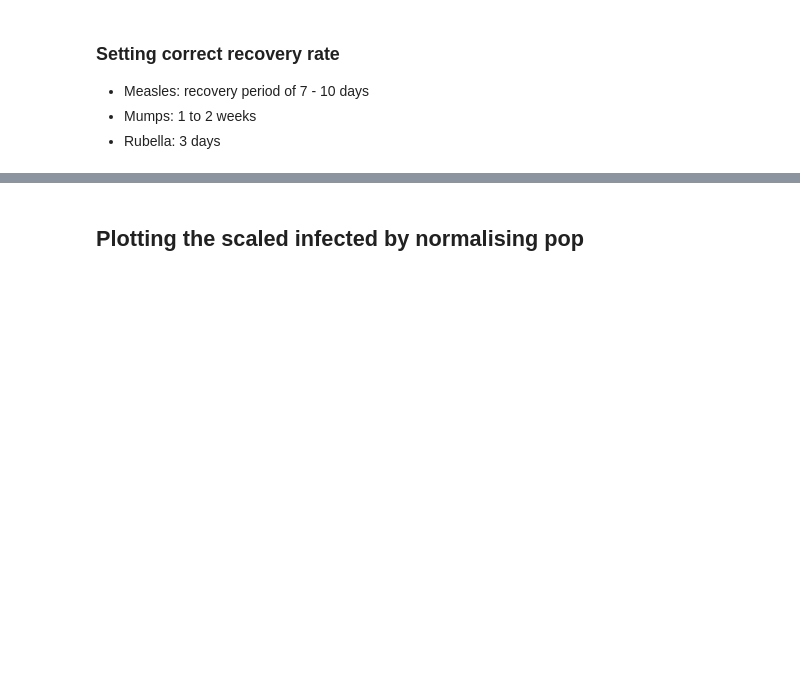
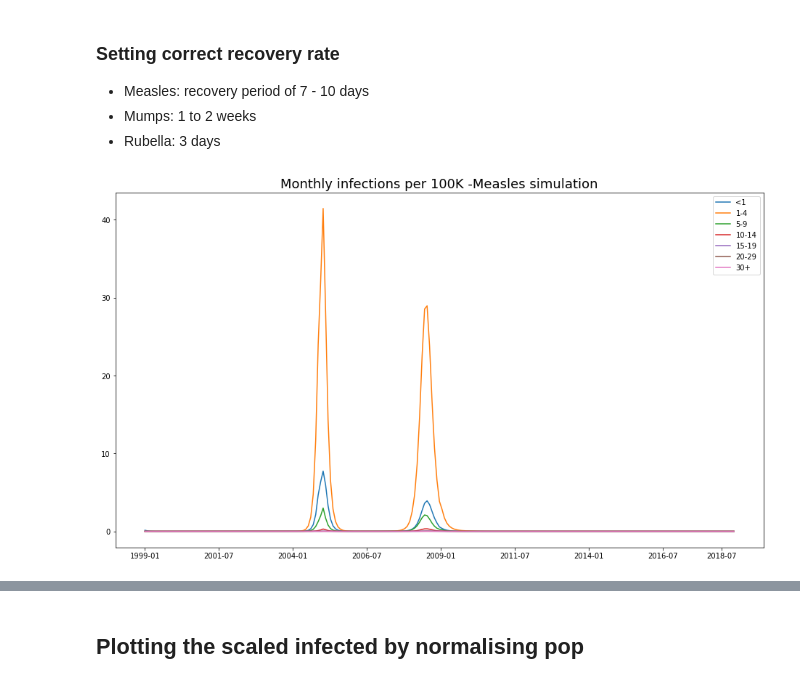
Before and after one commit to dhelekal/EpiRSG2020, a Jupyter notebook: model/Monthly_cases_simulation-Measles.ipynb, the cells around one changed output, grey strips where cells are left out. Saved outputs shown, nothing was run; the diff lists cells and outputs as text; code cells hidden in the pictures; blank space fills up the shorter version.

```diff
--- a/model/Monthly_cases_simulation-Measles.ipynb
+++ b/model/Monthly_cases_simulation-Measles.ipynb
@@ -192,7 +192,8 @@ def estimate_SIR_IC(mdl, age_struct, pop_scale, V_ic, eps_I = 1e-6, k=7):
     return(estimated_IC)
 # %%
 #Prepare Model Parameters
-pop_scale = 1000 #Set scale to cases per 1000
+pop_scale = 100 #Set scale to cases per 1000
+pop_scale2 = 10000
 age_struct_start = np.asarray(Pops[str(start_yr)][0:7]/np.sum(Pops[str(start_yr)][0:7]))
 
 para = m.ModelParams(
@@ -205,10 +206,10 @@ para = m.ModelParams(
     N= lambda t: Pops_tot[int(np.floor(t))]
 )
 
-para_noVacc = para = m.ModelParams(
+para_noVacc = m.ModelParams(
     age_strucure=[0,1, 5, 10, 15, 20, 30],  #age cuts
-    B= lambda t: (Births_UK*pop_scale)[int(np.floor(t))],  #births rate per 1000
-    V=lambda t: np.zeros(7),
+    B= lambda t: (Births_UK*pop_scale2)[int(np.floor(t))],  #births rate per 1000
+    V=lambda t: np.zeros([7]),
     d=lambda t: Deaths_years.to_numpy()[:, int(np.floor(t))],  #death rate per capita
     gamma=(1/7*365.0)*np.ones([7]),
     C=C_poly*365,
@@ -223,18 +224,18 @@ para_noVacc = para = m.ModelParams(
 # %%
 if d == "Measles":
     para.gamma = (1/8.5 *365.0)*np.ones([7]) #I compute the average
-    para_noVacc = (1/8.5 *365.0)*np.ones([7])
+    para_noVacc.gamma = (1/8.5 *365.0)*np.ones([7])
 elif d == "Mumps":
     para.gamma = (1/10.5 *365.0)*np.ones([7])
-    para_noVacc = (1/10.5 *365.0)*np.ones([7])
+    para_noVacc.gamma = (1/10.5 *365.0)*np.ones([7])
 elif d == "Rubella":
     para.gamma = (1/3 *365.0)*np.ones([7])
-    para_noVacc = (1/3 *365.0)*np.ones([7])
+    para_noVacc.gamma = (1/3 *365.0)*np.ones([7])
 # %%
 if d == "Measles":
     beta = np.eye(7)*[0.00779684, 0.14391105, 0.21224502, 0.24212989, 0.2063052, 0.23331238, 0.27199975]
 elif d == "Rubella":
-    beta = 0.13* np.eye(7)*[0.05608618, 0.45458462, 0.10870022, 0.02075041, 0.00342591, 0.14565845, 0.28514931]
+    beta = 0.15* np.eye(7)*[0.05608618, 0.45458462, 0.10870022, 0.02075041, 0.00342591, 0.14565845, 0.28514931]
 
 
 #array([0.0077182 , 0.14214992, 0.21380122, 0.24281186, 0.20576573, 0.23221351, 0.27200709])
@@ -251,36 +252,38 @@ mdl = m.SIRVModel(para, lambda t: beta)
 ic = estimate_SIR_IC(mdl, age_struct_start, pop_scale, V_ic)
 
 eval_year = 120
-out, t, out_YN = mdl.run(ic ,t_max = years_run-0.00001, method="Radau", eval_per_year=eval_year, pop_scale=pop_scale,
-                         atol=1e-4, rtol = 1e-3)
+out, t, out_YN = mdl.run(ic ,t_max = years_run-0.00001, method="RK45", eval_per_year=eval_year, pop_scale=pop_scale,
+                         atol=1e-6, rtol = 1e-4)
 """""
 Inf_OUT = out[7:(7*2),:]
 plt.figure(figsize=(16,9))
 for ii in range(7):
     plt.plot(t[0:len(t)], np.transpose(out[7+ii,0:len(t)]), label = age_class[ii])
 plt.legend()
 plt.title("Infected curve for all age groups (unnormalized)", fontsize = 18)
 """
 
 plt.figure(figsize=(16,9))
 for ii in range(7):
     plt.plot(np.linspace(0,years_run, years_run*12)[0:-1],
              (1e5/pop_scale)*np.transpose(get_monthly_rates(out_YN, eval_year, years_run)[ii,:]), label = age_class[ii])
 
 if d == "Measles":
     locs, labels = plt.xticks()
     locs = np.hstack([locs[1:-2], 19.5])
     plt.xticks(locs, time_date[locs*12])
 elif d == "Rubella":
     locs, labels = plt.xticks()
     locs = np.hstack([locs[1:-2]])
     plt.xticks(locs, time_date[locs*12])
 else:
     plt.xticks(np.arange(0,years_run-1), time_date)
 
 plt.legend()
 plt.title("Monthly infections per 100K -" +d+" simulation", fontsize = 18)
 plt.savefig(d+"_optim.png")
+# %% [output]
+[figure, added]
 # %%
 plt.figure(figsize=(16,9))
 for ii in range(7):
```
Also changed, not shown: parts of 8 cells of this notebook, 7 other files.
